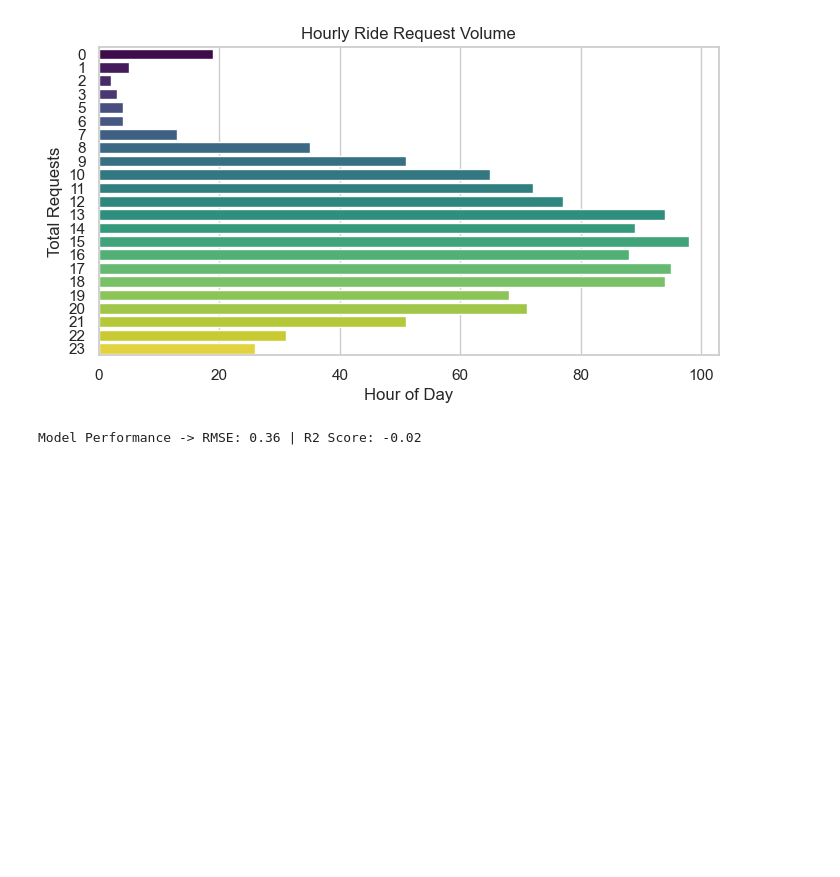
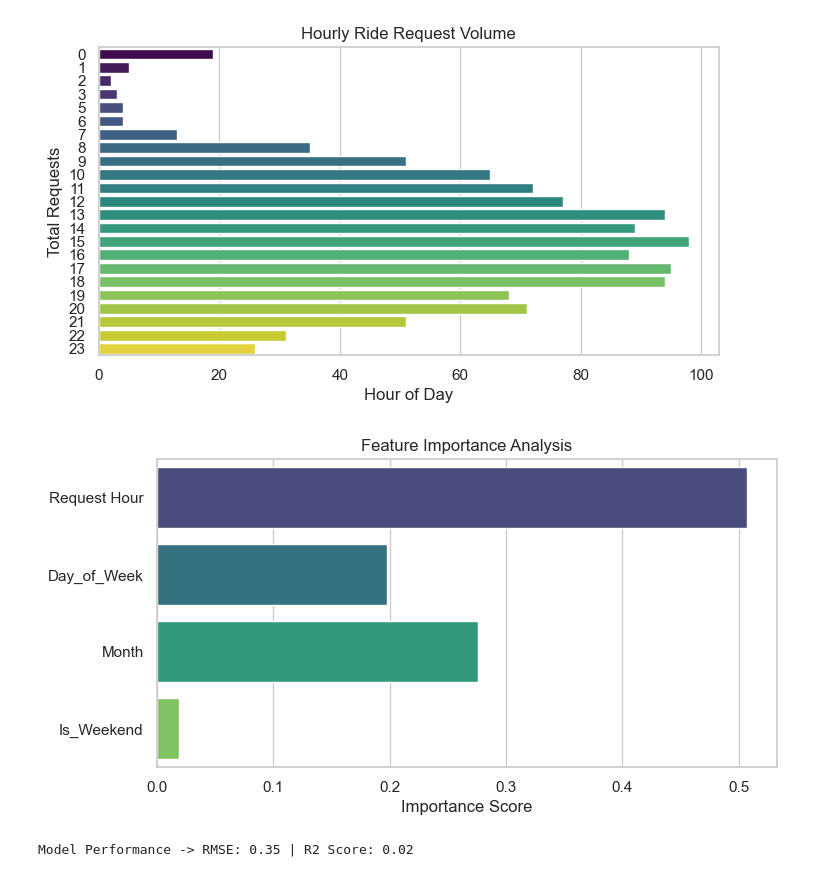
Before and after one commit to RahulThapa-DS/Uber-Ride-Demand-Trend-Analysis, a Jupyter notebook: Uber Ride Analysis -Project 2 (1).ipynb, the cells around one changed output. Cells and saved outputs as stored; diff of their text form; code cells hidden in the pictures; blank space fills up the shorter version.

```diff
--- a/Uber Ride Analysis -Project 2 (1).ipynb
+++ b/Uber Ride Analysis -Project 2 (1).ipynb
@@ -188,33 +221,68 @@ plt.ylabel('Total Requests')
 plt.show()
 # %% [output]
 [figure]
+# %%
+# Feature Importance Plot
+importances = model.feature_importances_
+feature_names = features
+
+plt.figure(figsize=(8, 4))
+sns.barplot(x=importances, y=feature_names, hue=feature_names, palette='viridis', legend=False)
+plt.title('Feature Importance Analysis')
+plt.xlabel('Importance Score')
+plt.show()
+
+import warnings
+warnings.filterwarnings('ignore')
+# %% [output]
+[figure, added]
 # %%
 from sklearn.model_selection import train_test_split
 from sklearn.ensemble import RandomForestRegressor
 from sklearn.metrics import mean_squared_error, r2_score
+import pandas as pd
+import numpy as np
 
-# Aggregate data by hour and day
-hourly_df = uber_df.groupby(['Request Date', 'Request Hour', 'Request Day']).size().reset_index(name='Ride_Count')
+# 1. Ensure Request Date is in datetime format
+uber_df['Request Date'] = pd.to_datetime(uber_df['Request Date'])
 
-# Convert categorical day to numeric codes for modeling
-hourly_df['Request Day'] = hourly_df['Request Day'].astype('category').cat.codes
+# 2. Complete grid of Date + Hour to include zero-request hours
+min_date = uber_df['Request Date'].min()
+max_date = uber_df['Request Date'].max()
+all_dates = pd.date_range(start=min_date, end=max_date, freq='D')
+all_hours = range(24)
 
-# Define Features and Target
-X = hourly_df[['Request Hour', 'Request Day']]
+full_grid = pd.MultiIndex.from_product([all_dates, all_hours], names=['Request Date', 'Request Hour']).to_frame().reset_index(drop=True)
+
+# 3. Aggregate actual ride counts
+hourly_counts = uber_df.groupby(['Request Date', 'Request Hour']).size().reset_index(name='Ride_Count')
+
+# 4. Merge full grid with actual counts (fill missing with 0)
+hourly_df = pd.merge(full_grid, hourly_counts, on=['Request Date', 'Request Hour'], how='left')
+hourly_df['Ride_Count'] = hourly_df['Ride_Count'].fillna(0)
+
+# 5. Extract Richer Features
+hourly_df['Day_of_Week'] = hourly_df['Request Date'].dt.dayofweek
+hourly_df['Month'] = hourly_df['Request Date'].dt.month
+hourly_df['Is_Weekend'] = hourly_df['Day_of_Week'].apply(lambda x: 1 if x >= 5 else 0)
+
+# 6. Define Features (X) and Target (y)
+features = ['Request Hour', 'Day_of_Week', 'Month', 'Is_Weekend']
+X = hourly_df[features]
 y = hourly_df['Ride_Count']
 
-# Train-Test Split (80% train, 20% test)
+# 7. Train-Test Split (80% train, 20% test)
 X_train, X_test, y_train, y_test = train_test_split(X, y, test_size=0.2, random_state=42)
 
-# Train Random Forest Regressor
-model = RandomForestRegressor(n_estimators=100, random_state=42)
+# 8. Train Model with regularized depth to avoid negative R2
+model = RandomForestRegressor(n_estimators=100, max_depth=8, random_state=42)
 model.fit(X_train, y_train)
 
-# Evaluate Performance
+# 9. Evaluate Performance
 y_pred = model.predict(X_test)
 rmse = np.sqrt(mean_squared_error(y_test, y_pred))
 r2 = r2_score(y_test, y_pred)
 
 print(f"Model Performance -> RMSE: {rmse:.2f} | R2 Score: {r2:.2f}")
 # %% [output]
-Model Performance -> RMSE: 0.36 | R2 Score: -0.02
+Model Performance -> RMSE: 0.35 | R2 Score: 0.02
```
Also changed, not shown: parts of 10 cells of this notebook.
